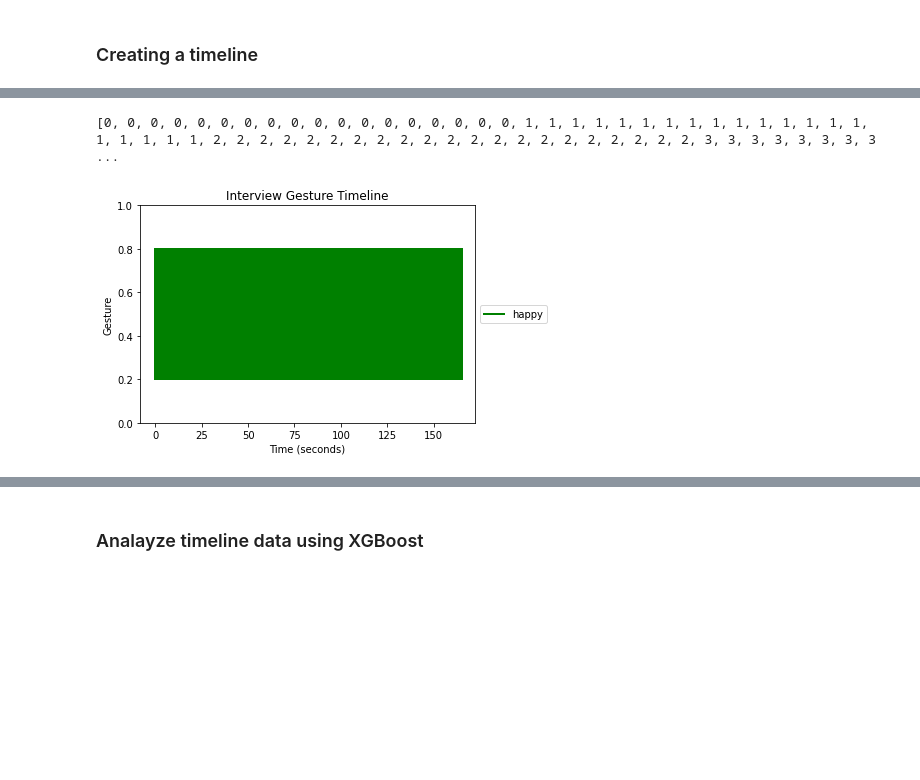
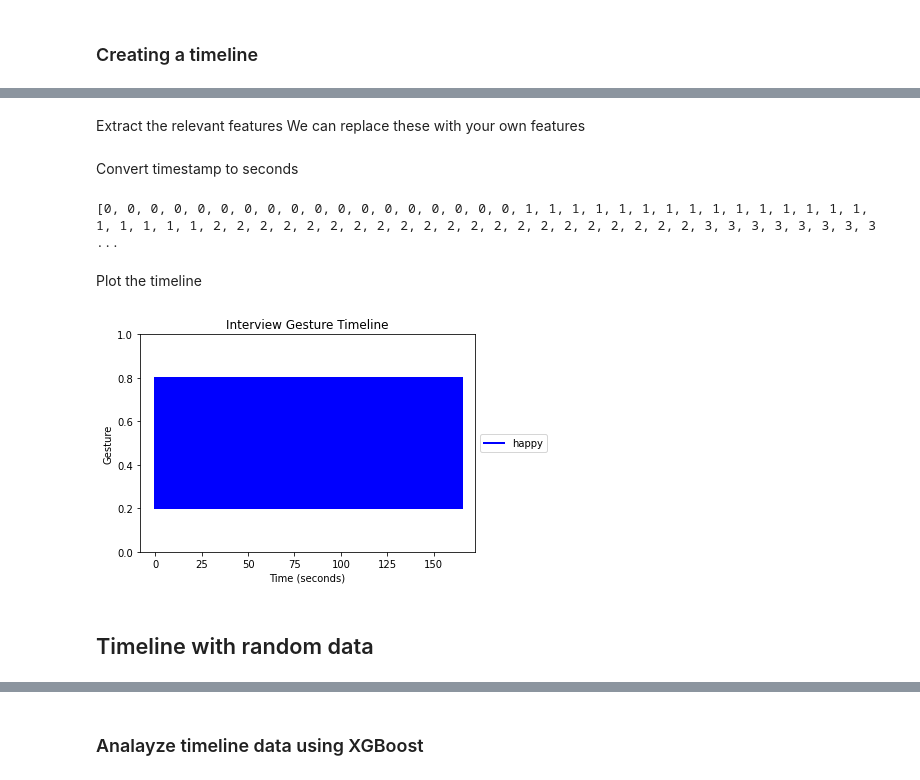
Before and after one commit to OmerSherer/DS_EmpowerView, a Jupyter notebook: ds_report/report_maker.ipynb, the cells around one changed output, grey strips where cells are left out. Saved outputs shown, nothing was run; the diff lists cells and outputs as text; code cells hidden in the pictures; blank space fills up the shorter version.

```diff
--- a/ds_report/report_maker.ipynb
+++ b/ds_report/report_maker.ipynb
@@ -44,4 +47,0 @@ gesture_types = gestures_data['class']
-# %%
-for i in range(len(timestamps)):
-  print(timestamps[i])
-  print(gesture_types[i])
@@ -47,0 +58,3 @@ for i in range(len(timestamps)):
+# %% [markdown]
+Extract the relevant features
+We can replace these with your own features
@@ -48,3 +64,5 @@ for i in range(len(timestamps)):
+# %% [markdown]
+Convert timestamp to seconds
 # %%
 import datetime
 
@@ -60,32 +78,36 @@ seconds = [int(delta) for delta in deltas]
 print(seconds)
 # %% [output]
 [0, 0, 0, 0, 0, 0, 0, 0, 0, 0, 0, 0, 0, 0, 0, 0, 0, 0, 1, 1, 1, 1, 1, 1, 1, 1, 1, 1, 1, 1, 1, 1, 1, 1, 1, 1, 1, 1, 2, 2, 2, 2, 2, 2, 2, 2, 2, 2, 2, 2, 2, 2, 2, 2, 2, 2, 2, 2, 2, 3, 3, 3, 3, 3, 3, 3, 3 ...
+# %% [markdown]
+Plot the timeline
 # %%
 # Define a color palette for the gestures
-colors = {'Smile': 'blue', 'happy': 'green', 'Handshake': 'red', 'Eye contact': 'purple', 'Lean forward': 'orange'}
+colors = {'happy': 'blue', 'sad': 'green', 'insecure': 'red', 'closed': 'purple', 'open': 'orange'}
 
 # Create a figure and axis object
 fig, ax = plt.subplots()
 
 # Plot the gestures as vertical lines at their corresponding timestamps
 lines = {}
 for i in range(len(seconds)):
     gesture_type = gesture_types[i]
     color = colors[gesture_type]
     if gesture_type not in lines:
         lines[gesture_type] = ax.axvline(x=seconds[i], ymin=0.2, ymax=0.8, linewidth=2, color=color, label=gesture_type)
     else:
         ax.axvline(x=seconds[i], ymin=0.2, ymax=0.8, linewidth=2, color=color)
 
 # Set the plot title and axis labels
 ax.set_title('Interview Gesture Timeline')
 ax.set_xlabel('Time (seconds)')
 ax.set_ylabel('Gesture')
 
 # Create a legend with the gesture types
 ax.legend(lines.values(), lines.keys(), loc='center left', bbox_to_anchor=(1, 0.5))
 
 # Show the plot
 plt.show()
 # %% [output]
-[figure, old version]
+[figure, new version]
+# %% [markdown]
+## Timeline with random data
```
Also changed, not shown: parts of 31 cells of this notebook.
